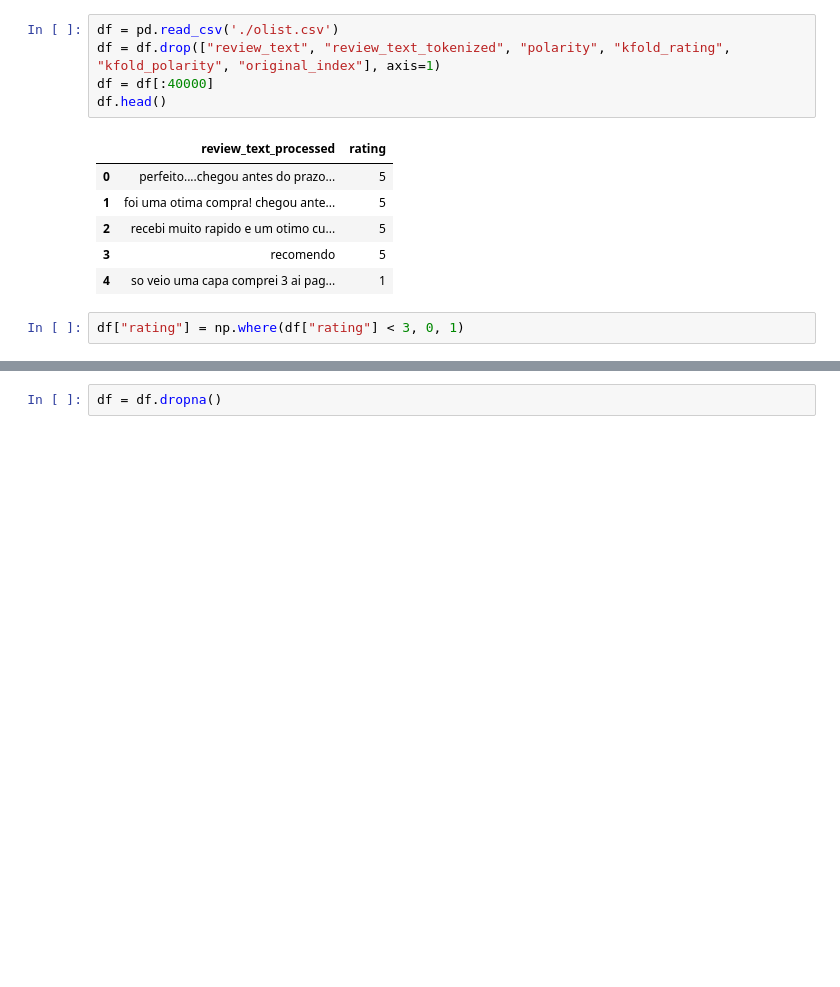
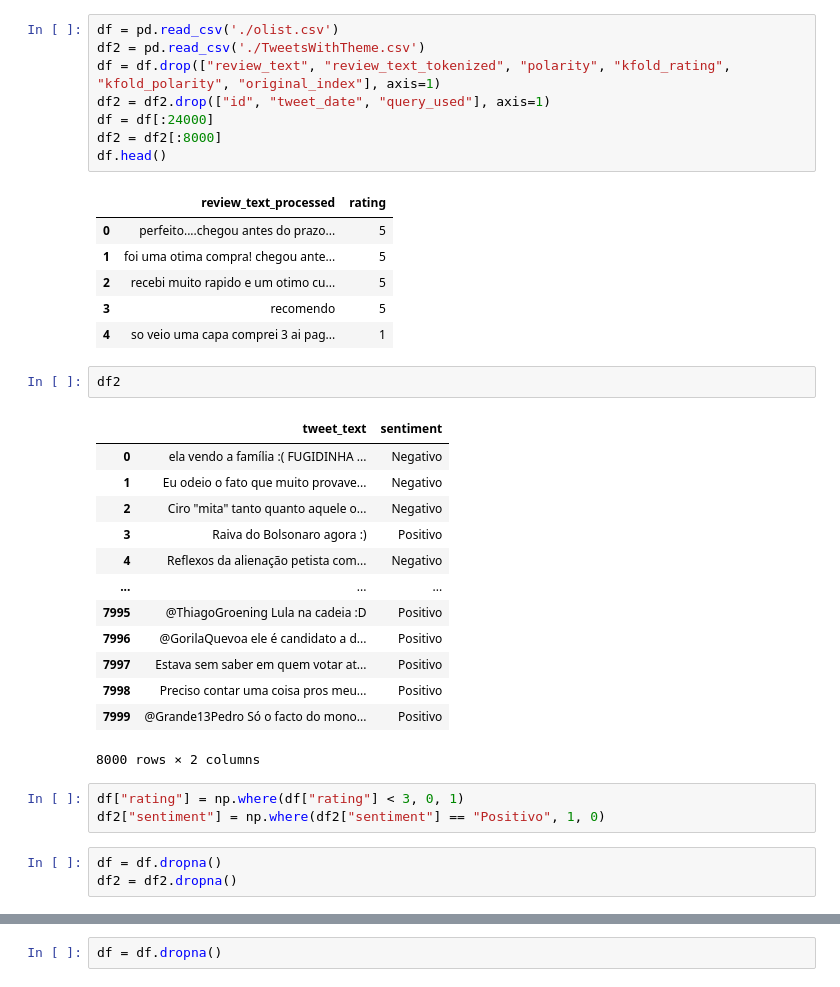
Before and after one commit to Hackathon-Fatec/cityon-web, a Jupyter notebook: notebooks/sentiment_analyser.ipynb, the cells around one changed output, grey strips where cells are left out. Cells and saved outputs as stored; diff of their text form; blank space fills up the shorter version.

```diff
--- a/notebooks/sentiment_analyser.ipynb
+++ b/notebooks/sentiment_analyser.ipynb
@@ -46,8 +39,11 @@ from sklearn.metrics import accuracy_score
 import string
 # %%
 df = pd.read_csv('./olist.csv')
+df2 = pd.read_csv('./TweetsWithTheme.csv')
 df = df.drop(["review_text", "review_text_tokenized", "polarity", "kfold_rating", "kfold_polarity", "original_index"], axis=1)
-df = df[:40000]
+df2 = df2.drop(["id", "tweet_date", "query_used"], axis=1)
+df = df[:24000]
+df2 = df2[:8000]
 df.head()
 # %% [output]
 |  | review_text_processed | rating |
@@ -56,5 +52,25 @@ df.head()
 | 2 | recebi muito rapido e um otimo cu... | 5 |
 | 3 | recomendo | 5 |
 | 4 | so veio uma capa comprei 3 ai pag... | 1 |
+# %%
+df2
+# %% [output]
+|  | tweet_text | sentiment |
+| 0 | ela vendo a família :( FUGIDINHA ... | Negativo |
+| 1 | Eu odeio o fato que muito provave... | Negativo |
+| 2 | Ciro "mita" tanto quanto aquele o... | Negativo |
+| 3 | Raiva do Bolsonaro agora :) | Positivo |
+| 4 | Reflexos da alienação petista com... | Negativo |
+| ... | ... | ... |
+| 7995 | @ThiagoGroening Lula na cadeia :D | Positivo |
+| 7996 | @GorilaQuevoa ele é candidato a d... | Positivo |
+| 7997 | Estava sem saber em quem votar at... | Positivo |
+| 7998 | Preciso contar uma coisa pros meu... | Positivo |
+| 7999 | @Grande13Pedro Só o facto do mono... | Positivo |
+8000 rows × 2 columns
 # %%
 df["rating"] = np.where(df["rating"] < 3, 0, 1)
+df2["sentiment"] = np.where(df2["sentiment"] == "Positivo", 1, 0)
+# %%
+df = df.dropna()
+df2 = df2.dropna()
```
Also changed, not shown: parts of 9 cells of this notebook, 6 other files.
